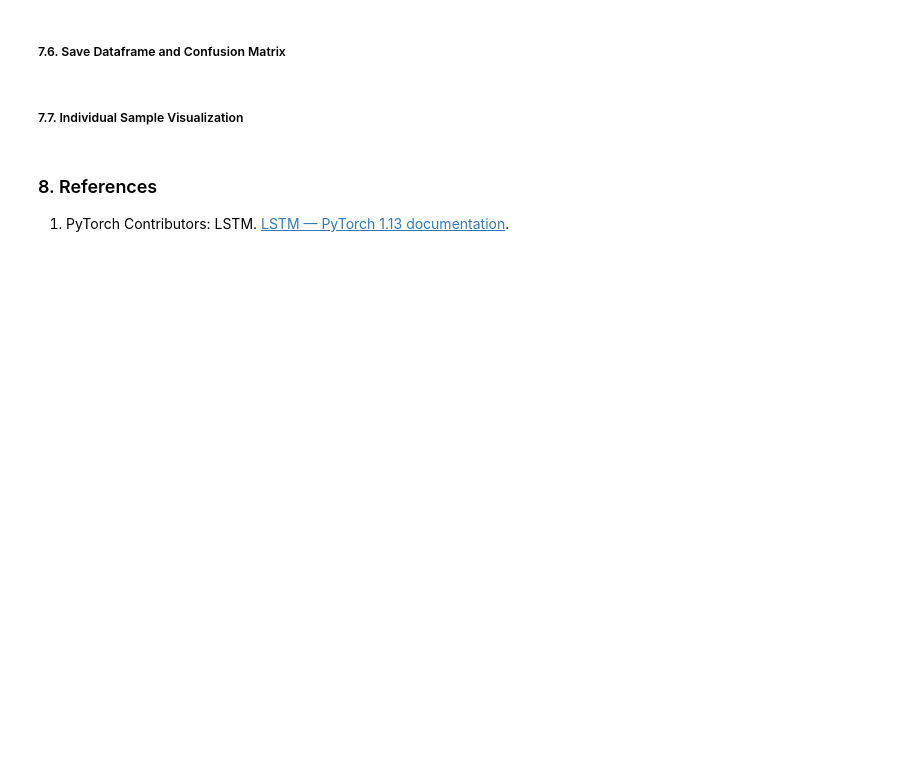
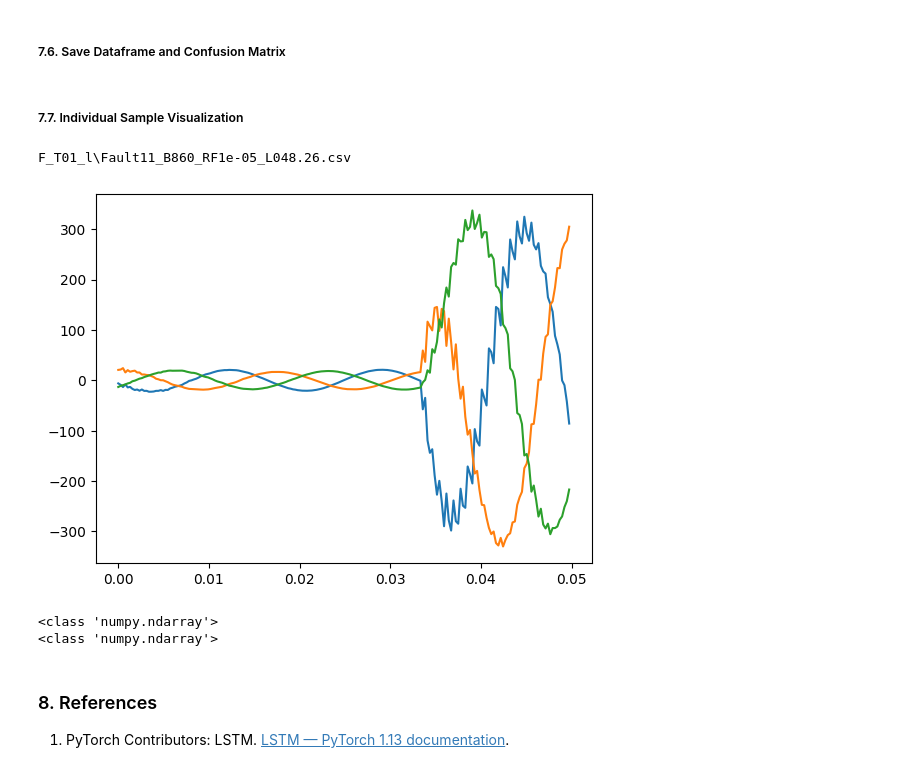
Before and after one commit to alvarohc777/pyTorch, a Jupyter notebook: Formulacion_1_DB2.ipynb, the cells around one changed output. Saved outputs shown, nothing was run; the diff lists cells and outputs as text; code cells hidden in the pictures; blank space fills up the shorter version.

```diff
--- a/Formulacion_1_DB2.ipynb
+++ b/Formulacion_1_DB2.ipynb
@@ -911,24 +829,27 @@ np.save('parquet_data/R3_currents_DB2_CM.npy', conf_matrix.cpu())
 ##### 7.7. Individual Sample Visualization
 # %%
 # Create signal_df
-event_idx = 1
+event_idx = 2
 print(dataset.csv_list[event_idx])
 sample_df, conf_matrix = signal_exploration(event_idx, dataset, model)
-metrics = conf_matrix_metrics(conf_matrix)
-print(f"Confusion Matrix: {conf_matrix}")
-print(sample_df)
-plot_confusion_matrix(metrics)
-false_positive = sample_df.query('Result == "FP"')
-false_negative = sample_df.query('Result == "FN"')
-# sample_df = pd.concat([sample_df, sample_df])
-print("FALSE POSITVES")
-print(false_positive)
-print("")
-print("FALSE NEGATIVES")
-print(false_negative)
+# metrics = conf_matrix_metrics(conf_matrix)
+# print(f"Confusion Matrix: {conf_matrix}")
+# print(sample_df)
+# plot_confusion_matrix(metrics)
+# false_positive = sample_df.query('Result == "FP"')
+# false_negative = sample_df.query('Result == "FN"')
+# # sample_df = pd.concat([sample_df, sample_df])
+# print("FALSE POSITVES")
+# print(false_positive)
+# print("")
+# print("FALSE NEGATIVES")
+# print(false_negative)
+# %% [output]
+F_T01_l\Fault11_B860_RF1e-05_L048.26.csv
+[figure, added]
 # %%
-window_idx = 64
-sample_idx = (65 * event_idx) + window_idx
+window_idx = 61
+sample_idx = (max_window_idx * event_idx) + window_idx
 
 
 def update_fig(fig):
@@ -945,7 +866,7 @@ def update_fig(fig):
 signal, t = dataset.__getitem__(sample_idx, data_plot=True)
 signal = np.copy(signal)
 signal = signal.reshape((-1, 3))
-signal = signal[:, 2]
+signal = signal[:, 0]
 t = np.copy(t)
 print(type(t))
 print(type(signal))
@@ -957,7 +878,7 @@ fig = px.line(
     height=400,
     labels=dict(x="time", y="Amplitude"),
 )
-# update_fig(fig)
+# update_fig(fig)x
 fig.show()
 fig = px.line(
     x=sample_df.index,
@@ -969,6 +890,9 @@ fig = px.line(
 )
 # update_fig(fig)
 fig.show()
+# %% [output]
+<class 'numpy.ndarray'>
+<class 'numpy.ndarray'>
 # %% [markdown]
 ### 8. References
 1. PyTorch Contributors: LSTM. [LSTM — PyTorch 1.13 documentation](https://pytorch.org/docs/stable/generated/torch.nn.LSTM.html).
```
Also changed, not shown: parts of 16 cells of this notebook, 1 other file.
